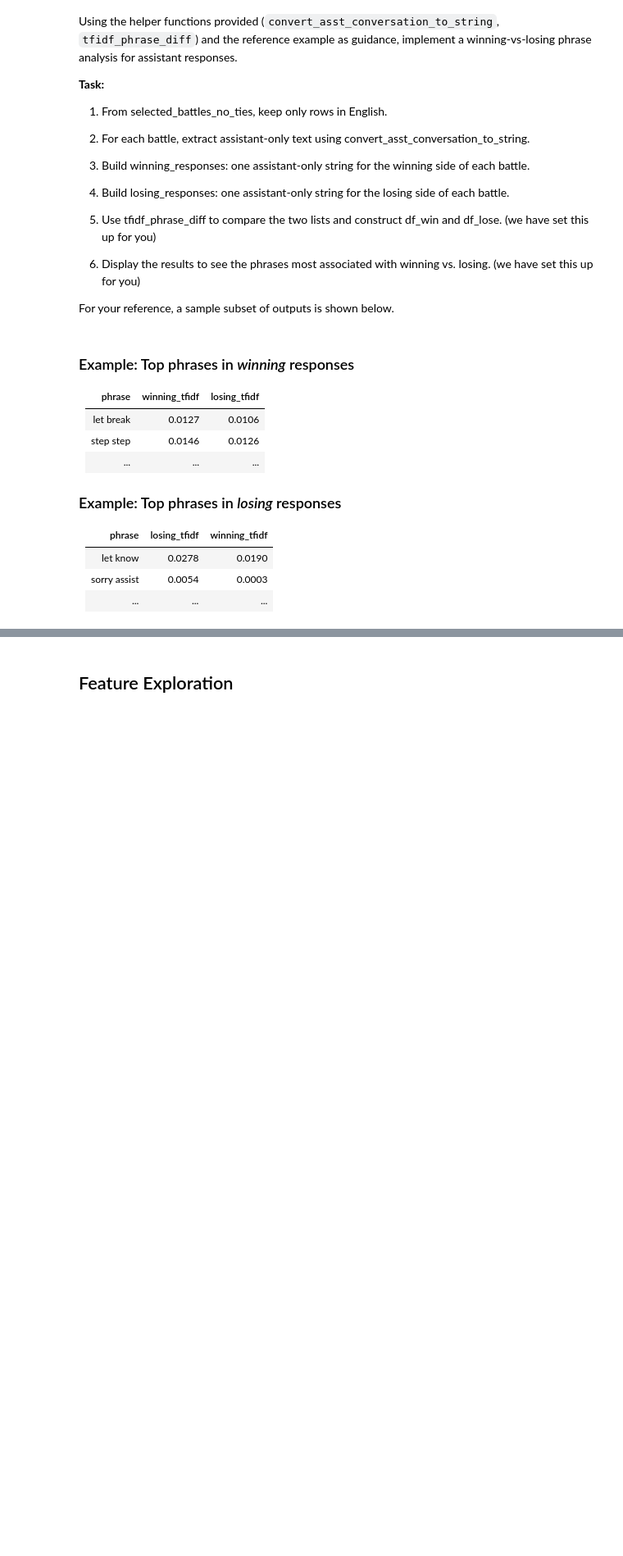
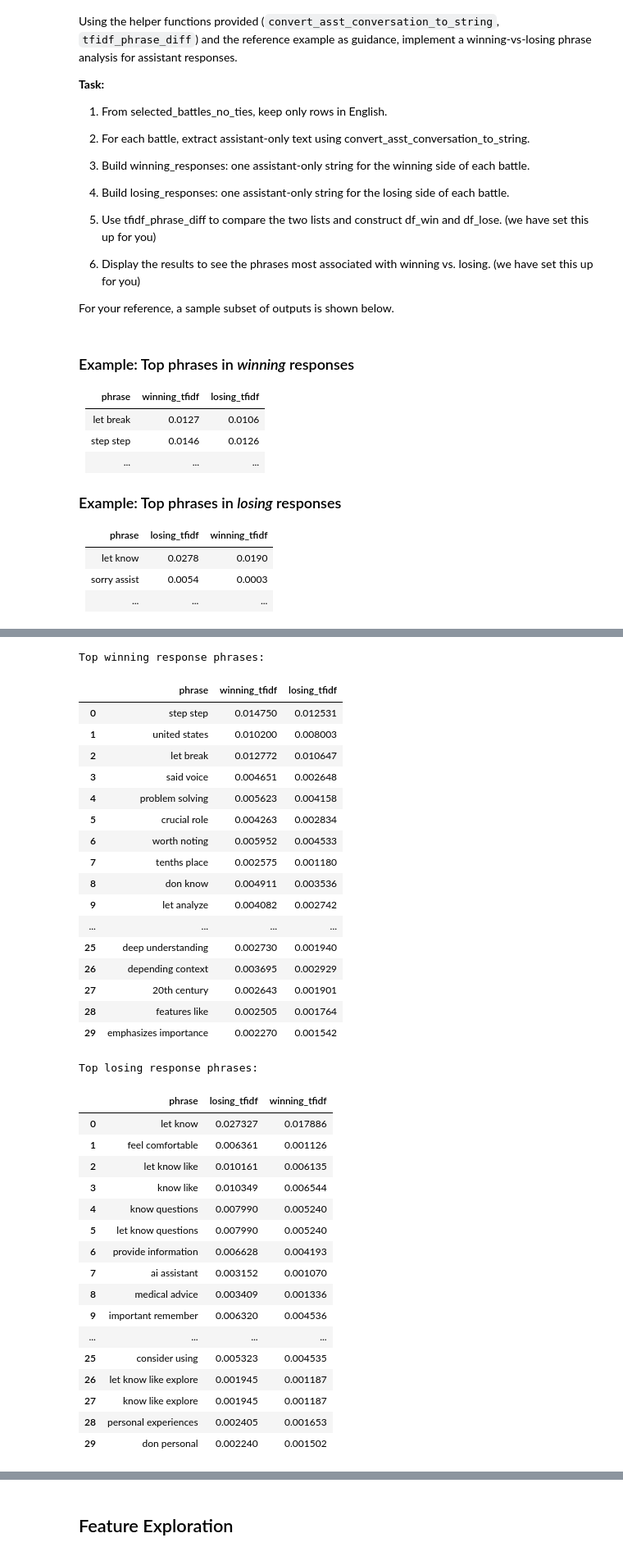
Before and after one commit to AshfordLee/UCB_CS189, a Jupyter notebook: FA25/hw/hw2/arena_style_control.ipynb, the cells around one changed output, grey strips where cells are left out. Shown: that part at 82% size. Saved outputs shown, nothing was run; the diff lists cells and outputs as text; code cells hidden in the pictures; blank space fills up the shorter version.

```diff
--- a/FA25/hw/hw2/arena_style_control.ipynb
+++ b/FA25/hw/hw2/arena_style_control.ipynb
@@ -1144,22 +1202,61 @@ For your reference, a sample subset of outputs is shown below.
 # %%
 # TFIDF comparing winning responses to losing responses
 ...
 # 1) Restrict to English Only and prepare assistant-only strings for A/B
 # Use 'convert_asst_conversation_to_string' helper function
-selected_battles_english = selected_battles_no_ties[selected_battles_no_ties['language'] == 'English']
-...
+selected_battles_english = selected_battles_no_ties[selected_battles_no_ties['language'] == 'English'].copy()
+
+selected_battles_english['asst_a']=selected_battles_english['conversation_a'].apply(convert_asst_conversation_to_string)
+selected_battles_english['asst_b']=selected_battles_english['conversation_b'].apply(convert_asst_conversation_to_string)
 
 # 2) Build lists of assistant-only winning/losing responses
-winning_responses = selected_battles_english.apply(...).tolist()
+winning_responses = selected_battles_english.apply(lambda row:row['asst_a'] if row['winner']=='model_a' else row['asst_b'],axis=1).tolist()
 
-losing_responses = selected_battles_english.apply(...).tolist()
+losing_responses = selected_battles_english.apply(lambda row:row['asst_a'] if row['winner']=='model_b' else row['asst_b'],axis=1).tolist()
 
 # 3) Compare phrases
 df_win, df_lose = tfidf_phrase_diff(winning_responses, losing_responses, "winning", "losing")
 # 4) Show results
 print("Top winning response phrases:")
-# display(df_win)
+display(df_win)
 print("Top losing response phrases:")
-# display(df_lose)
+display(df_lose)
+# %% [output]
+Top winning response phrases:
+|  | phrase | winning_tfidf | losing_tfidf |
+| 0 | step step | 0.014750 | 0.012531 |
+| 1 | united states | 0.010200 | 0.008003 |
+| 2 | let break | 0.012772 | 0.010647 |
+| 3 | said voice | 0.004651 | 0.002648 |
+| 4 | problem solving | 0.005623 | 0.004158 |
+| 5 | crucial role | 0.004263 | 0.002834 |
+| 6 | worth noting | 0.005952 | 0.004533 |
+| 7 | tenths place | 0.002575 | 0.001180 |
+| 8 | don know | 0.004911 | 0.003536 |
+| 9 | let analyze | 0.004082 | 0.002742 |
+| ... | ... | ... | ... |
+| 25 | deep understanding | 0.002730 | 0.001940 |
+| 26 | depending context | 0.003695 | 0.002929 |
+| 27 | 20th century | 0.002643 | 0.001901 |
+| 28 | features like | 0.002505 | 0.001764 |
+| 29 | emphasizes importance | 0.002270 | 0.001542 |
+Top losing response phrases:
+|  | phrase | losing_tfidf | winning_tfidf |
+| 0 | let know | 0.027327 | 0.017886 |
+| 1 | feel comfortable | 0.006361 | 0.001126 |
+| 2 | let know like | 0.010161 | 0.006135 |
+| 3 | know like | 0.010349 | 0.006544 |
+| 4 | know questions | 0.007990 | 0.005240 |
+| 5 | let know questions | 0.007990 | 0.005240 |
+| 6 | provide information | 0.006628 | 0.004193 |
+| 7 | ai assistant | 0.003152 | 0.001070 |
+| 8 | medical advice | 0.003409 | 0.001336 |
+| 9 | important remember | 0.006320 | 0.004536 |
+| ... | ... | ... | ... |
+| 25 | consider using | 0.005323 | 0.004535 |
+| 26 | let know like explore | 0.001945 | 0.001187 |
+| 27 | know like explore | 0.001945 | 0.001187 |
+| 28 | personal experiences | 0.002405 | 0.001653 |
+| 29 | don personal | 0.002240 | 0.001502 |
 # %%
 grader.check("q9a")
```
Also changed, not shown: parts of 8 cells of this notebook, 1 other file.
